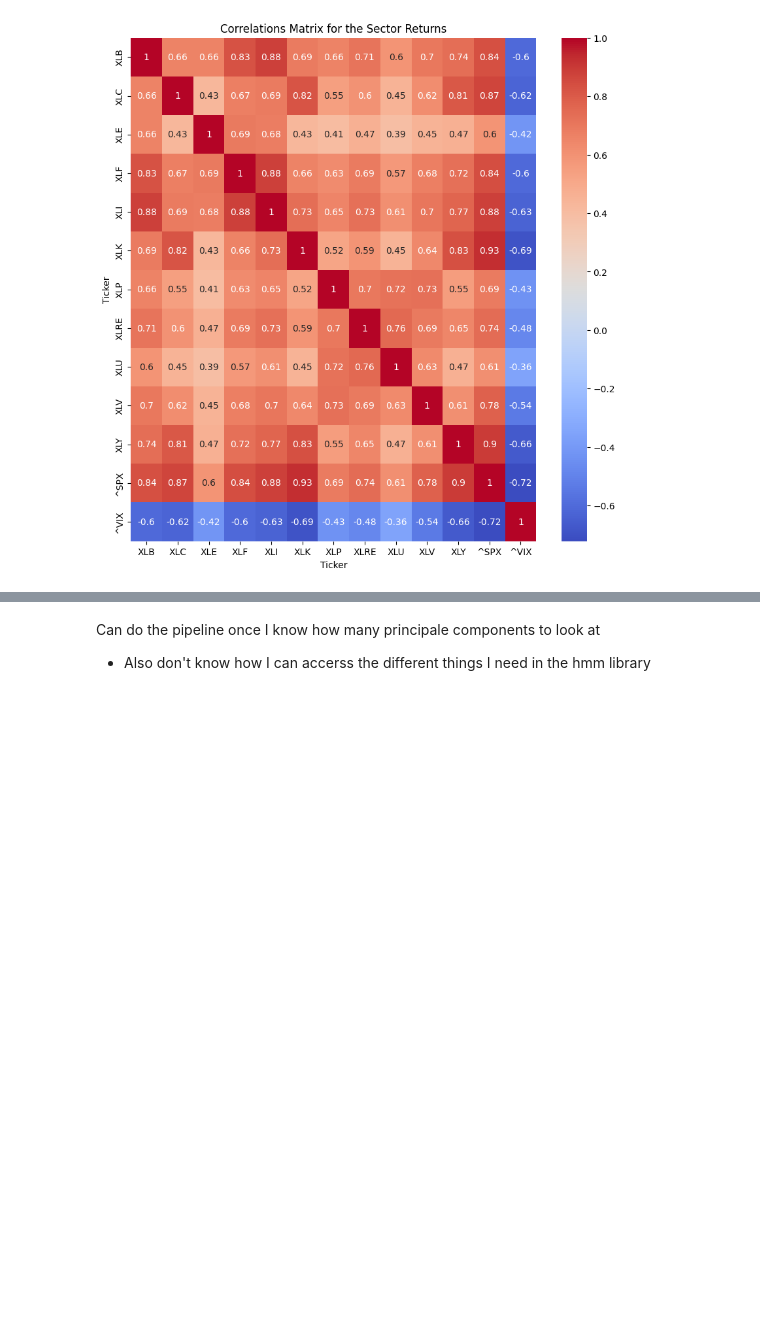
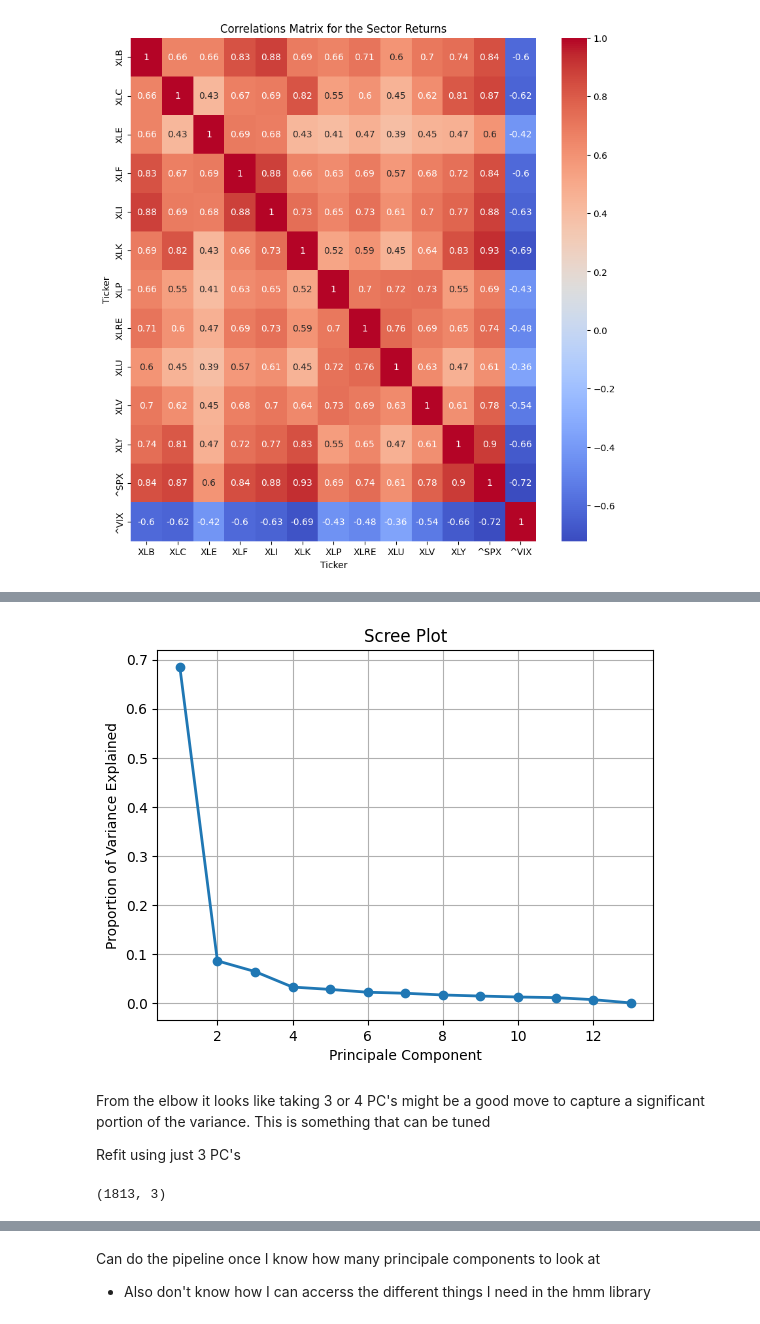
Before and after one commit to CampbelSoup/Regime-Classification-PCA-HMM-S-P500, a Jupyter notebook: pca_hmm.ipynb, the cells around one changed output, grey strips where cells are left out. Cells and saved outputs as stored; diff of their text form; code cells hidden in the pictures; blank space fills up the shorter version.

```diff
--- a/pca_hmm.ipynb
+++ b/pca_hmm.ipynb
@@ -53,0 +60,8 @@ Would need oty transform the test data using the PCA results of the training dat
+# %%
+scaler = StandardScaler()
+
+returns_scaled = pd.DataFrame(
+    scaler.fit(returns),
+    columns = returns.columns,
+)
+returns_scaled.head()
@@ -53,0 +70,3 @@ Would need oty transform the test data using the PCA results of the training dat
+# %%
+pca = PCA(random_state=seed)
+pca.fit_transform(returns_scaled)
@@ -53,0 +88,23 @@ Would need oty transform the test data using the PCA results of the training dat
+# %%
+pc_explained_var = pca.explained_variance_ratio_
+PC_vals = np.arange(len(pca.explained_variance_ratio_)) + 1
+
+plt.plot(PC_vals, pc_explained_var, 'o-', linewidth=2)
+plt.title("Scree Plot")
+plt.xlabel("Principale Component")
+plt.ylabel("Proportion of Variance Explained")
+plt.grid(True)
+plt.show()
+# %% [output]
+[figure, added]
+# %% [markdown]
+From the elbow it looks like taking 3 or 4 PC's might be a good move to capture a significant portion of the variance. This is something that can be tuned
+
+Refit using just 3 PC's
+# %%
+pca = PCA(n_components=3, random_state=seed)
+
+latent_variables = pca.fit_transform(returns_scaled)
+latent_variables.shape
+# %% [output]
+(1813, 3)
```
Also changed, not shown: parts of 14 cells of this notebook.
